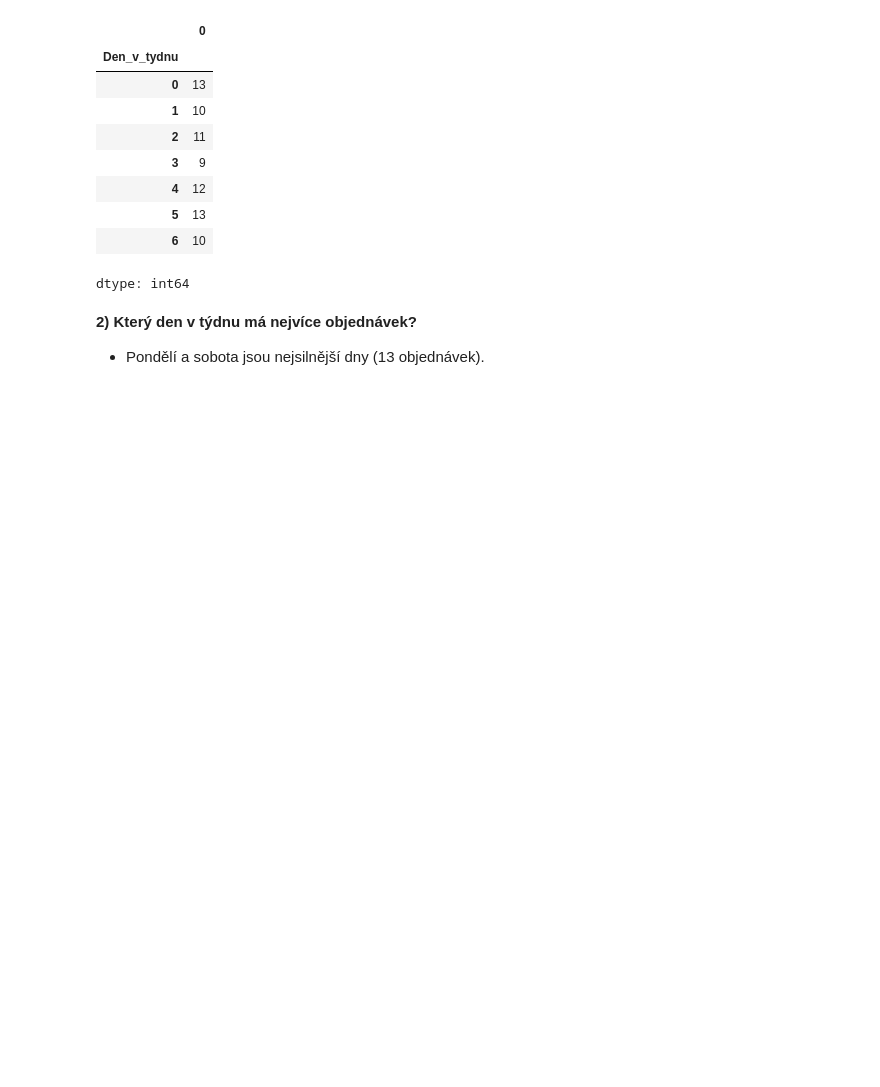
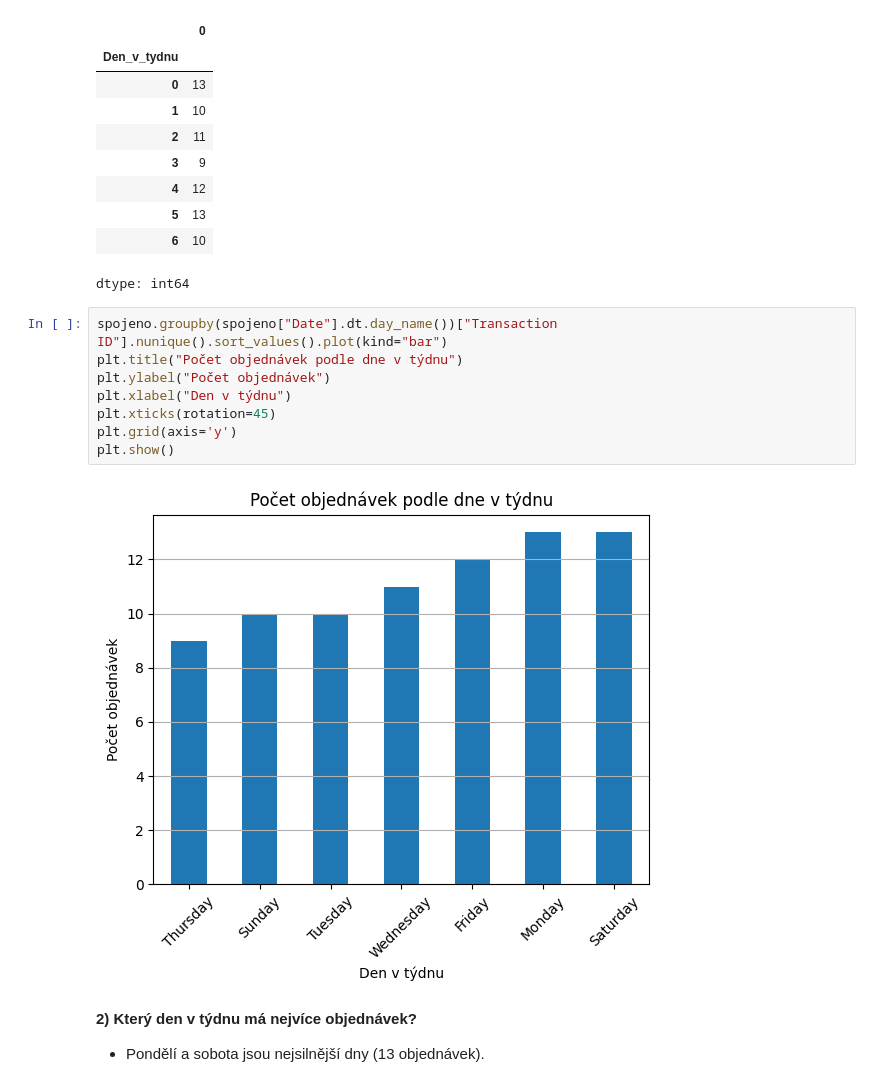
Before and after one commit to sandracumic/Test-Cross-Masters-s.r.o., a Jupyter notebook: Test_Cross_Masters_s_r_o_.ipynb, the cells around one changed output. Saved outputs shown, nothing was run; the diff lists cells and outputs as text; blank space fills up the shorter version.

```diff
--- a/Test_Cross_Masters_s_r_o_.ipynb
+++ b/Test_Cross_Masters_s_r_o_.ipynb
@@ -90,6 +90,16 @@ spojeno.groupby(["Den_v_tydnu", "Transaction ID"]).size().reset_index().groupby(
 | 5 | 13 |
 | 6 | 10 |
 dtype: int64
+# %%
+spojeno.groupby(spojeno["Date"].dt.day_name())["Transaction ID"].nunique().sort_values().plot(kind="bar")
+plt.title("Počet objednávek podle dne v týdnu")
+plt.ylabel("Počet objednávek")
+plt.xlabel("Den v týdnu")
+plt.xticks(rotation=45)
+plt.grid(axis='y')
+plt.show()
+# %% [output]
+[figure, added]
 # %% [markdown]
 **2) Který den v týdnu má nejvíce objednávek?**
 
```
Also changed, not shown: parts of 3 cells of this notebook.
